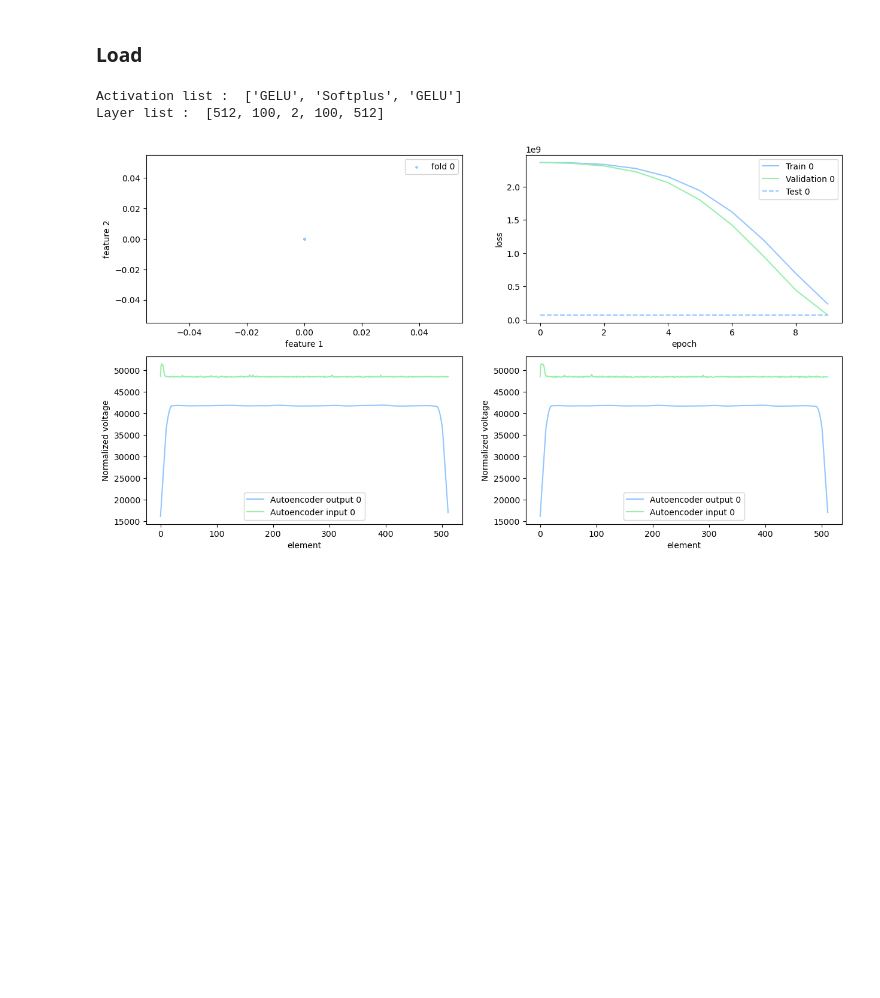
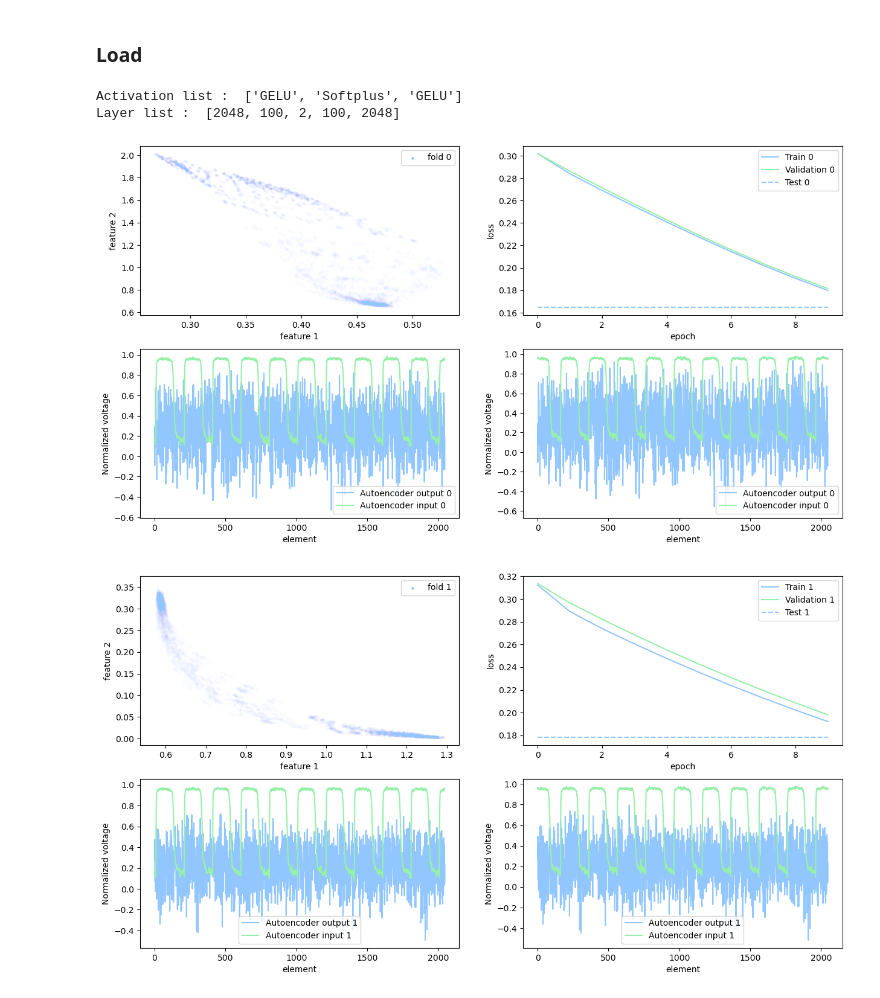
Before and after one commit to polyquantique/Photon-Number-Classification, a Jupyter notebook: autoencoder API.ipynb, the cells around one changed output. Cells and saved outputs as stored; diff of their text form; code cells hidden in the pictures; blank space fills up the shorter version.

```diff
--- a/autoencoder API.ipynb
+++ b/autoencoder API.ipynb
@@ -89,8 +90,9 @@ stats.print_stats(30)
 # %% [markdown]
 ### Load
 # %%
-experiment.load_results("run-2023-06-27-11-53")
+experiment.load_results("run-2023-06-28-13-51")
 # %% [output]
 Activation list :  ['GELU', 'Softplus', 'GELU']
-Layer list :  [512, 100, 2, 100, 512]
+Layer list :  [2048, 100, 2, 100, 2048]
-[figure, old version]
+[figure, new version]
+[figure, added]
```
Also changed, not shown: parts of 3 cells of this notebook, 4 other files.
